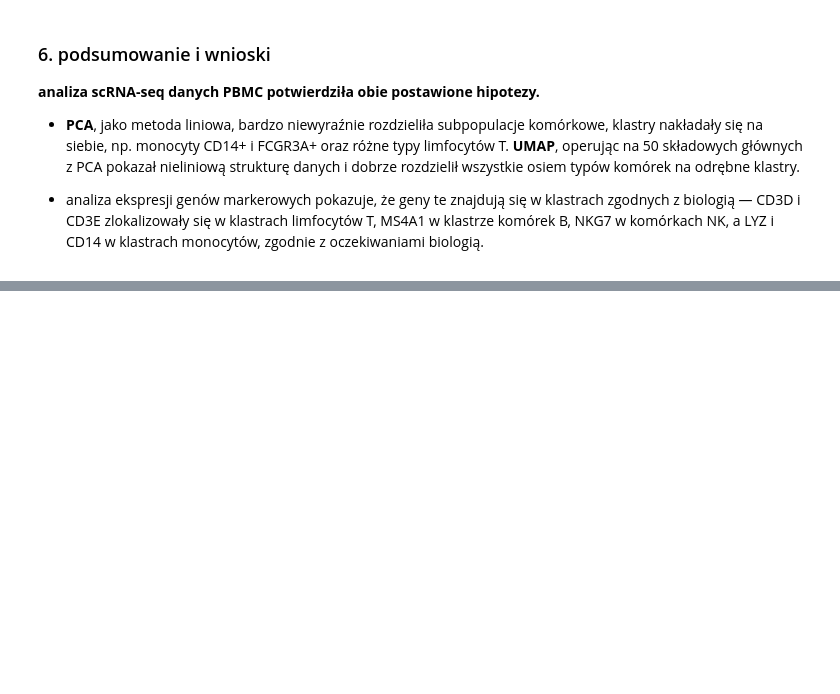
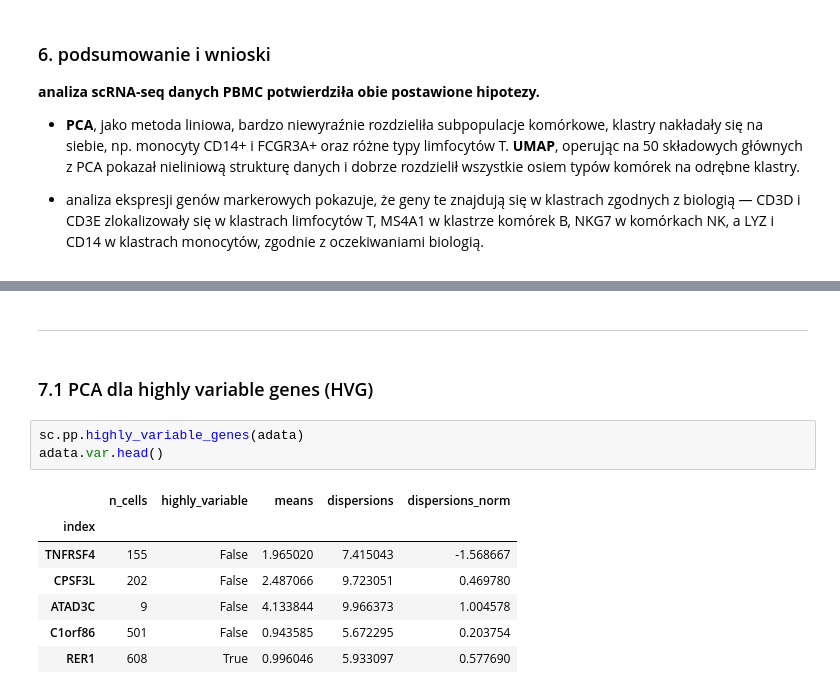
Before and after one commit to ligusoliwia/podstawy_programowania, a Jupyter notebook: SEM2/moduły_python/cwiczenia/p8/projekt_8.ipynb, the cells around one changed output, grey strips where cells are left out. Saved outputs shown, nothing was run; the diff lists cells and outputs as text; blank space fills up the shorter version.

```diff
--- a/SEM2/moduły_python/cwiczenia/p8/projekt_8.ipynb
+++ b/SEM2/moduły_python/cwiczenia/p8/projekt_8.ipynb
@@ -571,0 +609,15 @@ fig.show()
+# %% [markdown]
+---
+# %% [markdown]
+### 7.1 PCA dla highly variable genes (HVG)
+# %%
+sc.pp.highly_variable_genes(adata)
+adata.var.head()
+# %% [output]
+|  | n_cells | highly_variable | means | dispersions | dispersions_norm |
+| index |  |  |  |  |  |
+| TNFRSF4 | 155 | False | 1.965020 | 7.415043 | -1.568667 |
+| CPSF3L | 202 | False | 2.487066 | 9.723051 | 0.469780 |
+| ATAD3C | 9 | False | 4.133844 | 9.966373 | 1.004578 |
+| C1orf86 | 501 | False | 0.943585 | 5.672295 | 0.203754 |
+| RER1 | 608 | True | 0.996046 | 5.933097 | 0.577690 |
```
Also changed, not shown: parts of 15 cells of this notebook.
